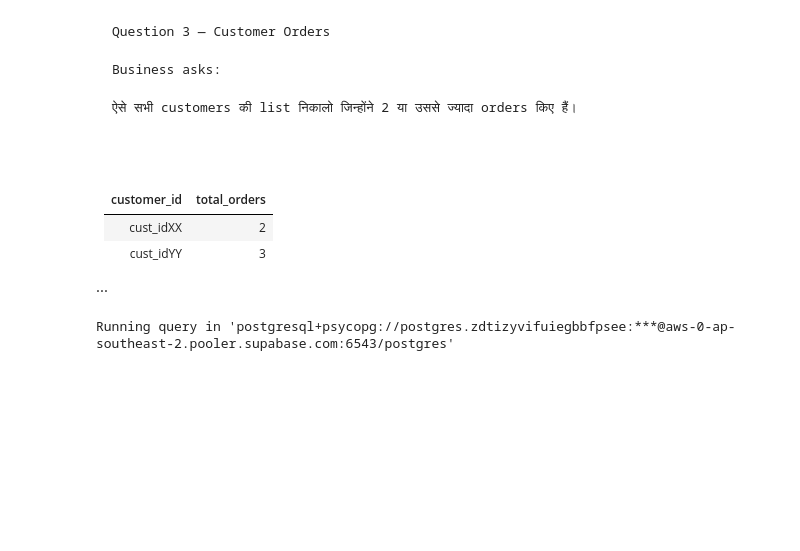
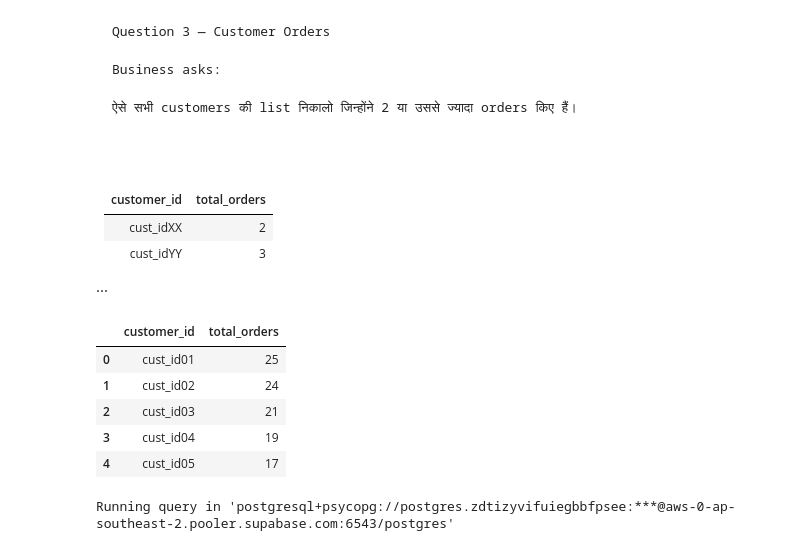
Before and after one commit to umesh-creates/sql_pandas_exercise_and_notes, a Jupyter notebook: retail_analysis exercise/retail_analysis.ipynb, the cells around one changed output. Saved outputs shown, nothing was run; the diff lists cells and outputs as text; code cells hidden in the pictures; blank space fills up the shorter version.

```diff
--- a/retail_analysis exercise/retail_analysis.ipynb
+++ b/retail_analysis exercise/retail_analysis.ipynb
@@ -120,6 +149,20 @@ customer_id | total_orders
 cust_idXX   | 2
 cust_idYY   | 3
 ...
+# %%
+customer_orders = (
+    orders
+    .groupby('customer_id')['customer_id']
+    .count()
+).reset_index(name='total_orders')
+customer_orders[customer_orders['total_orders'] >= 2].head()
+# %% [output]
+|  | customer_id | total_orders |
+| 0 | cust_id01 | 25 |
+| 1 | cust_id02 | 24 |
+| 2 | cust_id03 | 21 |
+| 3 | cust_id04 | 19 |
+| 4 | cust_id05 | 17 |
 # %%
 %%sql
 SELECT customer_id, COUNT(customer_id) AS total_orders
```
Also changed, not shown: parts of 10 cells of this notebook.
